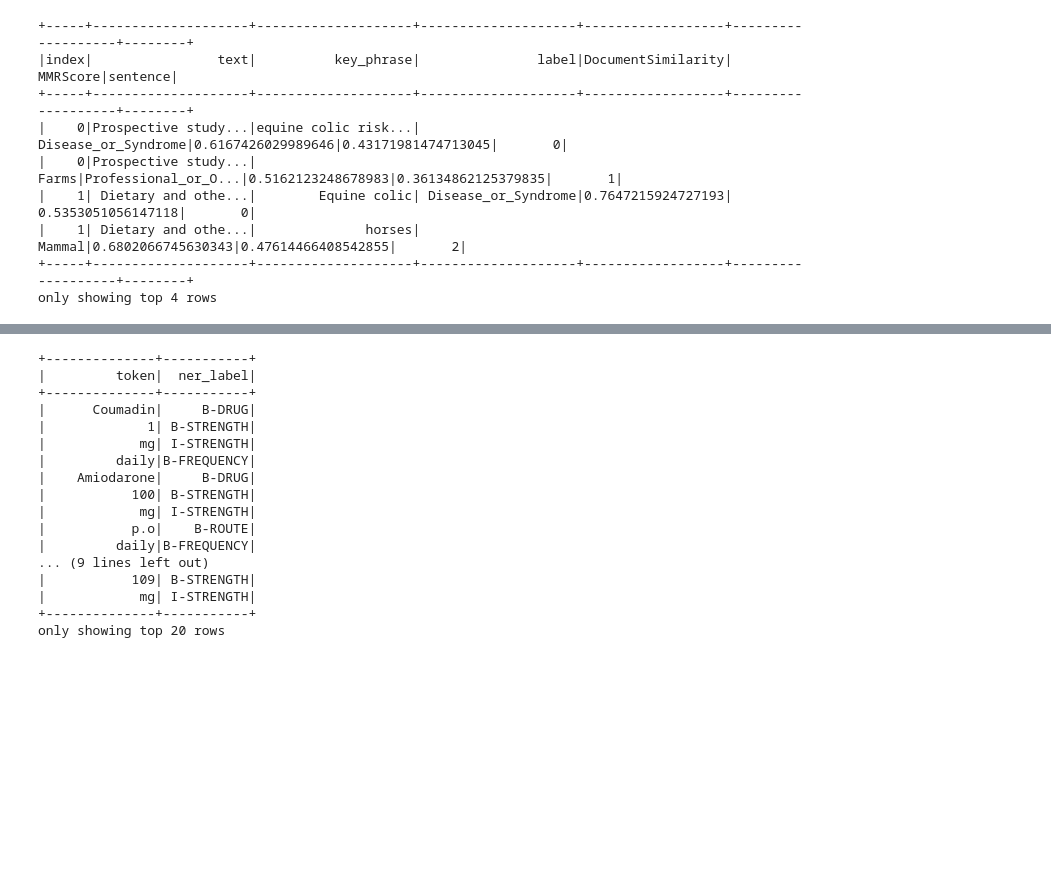
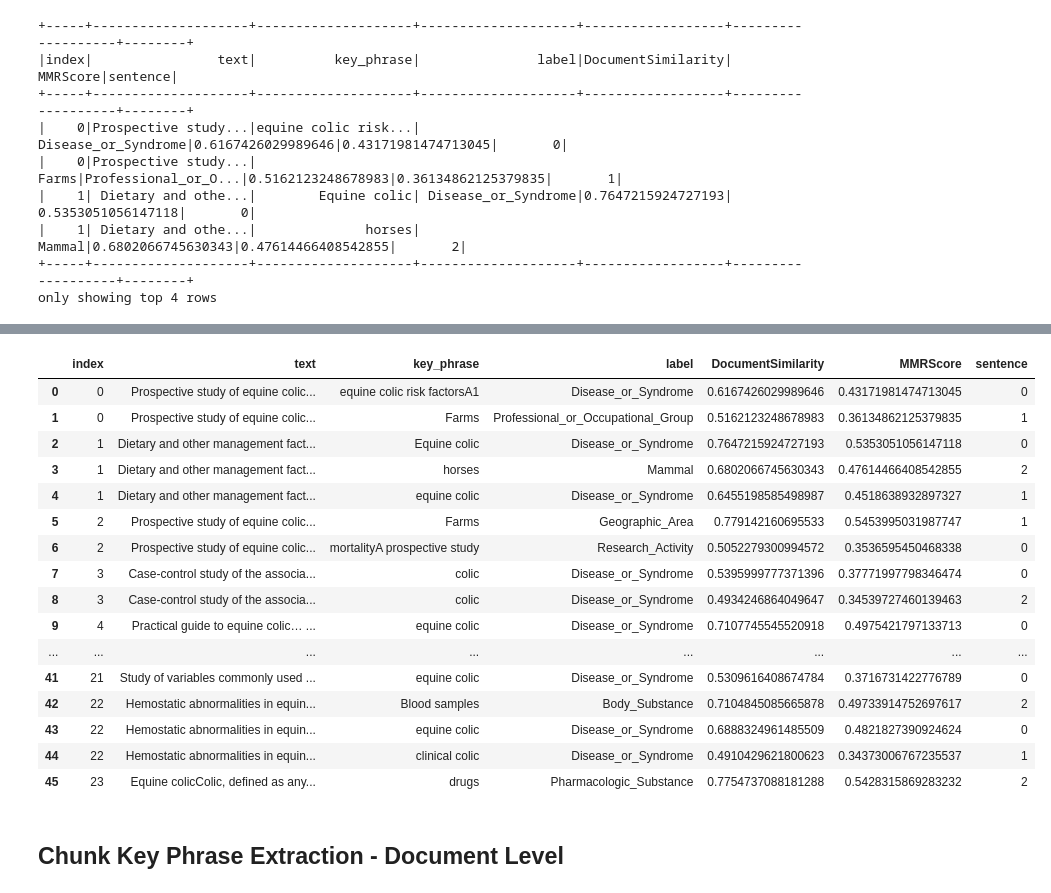
Before and after one commit to SolanaO/Healthcare_SparkNLP_Study, a Jupyter notebook: Healthcare_SparkNLP_Equine_Dataset_Study.ipynb, the cells around one changed output, grey strips where cells are left out. Saved outputs shown, nothing was run; the diff lists cells and outputs as text; code cells hidden in the pictures; blank space fills up the shorter version.

```diff
--- a/Healthcare_SparkNLP_Equine_Dataset_Study.ipynb
+++ b/Healthcare_SparkNLP_Equine_Dataset_Study.ipynb
@@ -705,22 +703,14 @@ mynew = augm_results.select('index', 'text', 'ner_key_phrases')
 # %%
-# ner_chunk resu WORKS!!!!!
-
-results_pd = mynew  \
-        .select(F.explode(F.arrays_zip("ner_key_phrases.result","ner_key_phrases.metadata")).alias('cols')) \
-        .select(F.expr("cols['0']").alias('key_phrase'),
-                   F.expr("cols['1']['entity']").alias("label"),
-                   F.expr("cols['1']['DocumentSimilarity']").alias("DocumentSimilarity"),
-                   F.expr("cols['1']['MMRScore']").alias("MMRScore"),
-                   F.expr("cols['1']['sentence']").alias("sentence"))
+# Display the results
+augm = augm_results.select('index', 'text', 'ner_key_phrases')
+results_pds = augm \
+        .select(augm.index, augm.text, \
+        F.explode(F.arrays_zip("ner_key_phrases.result","ner_key_phrases.metadata")).alias('cols')) \
+        .select(augm.index, augm.text, F.expr("cols['0']").alias('key_phrase'),
+            F.expr("cols['1']['entity']").alias("label"),
+            F.expr("cols['1']['DocumentSimilarity']").alias("DocumentSimilarity"),
+            F.expr("cols['1']['MMRScore']").alias("MMRScore"),
+            F.expr("cols['1']['sentence']").alias("sentence"))
-# %%
-#KEEEEEEEEEEEEEEEEEEP THIIIIIIIIIIIIIIIIIIIIIIIS
-results_pds = mynew.select(mynew.index, mynew.text, \
-                           F.explode(F.arrays_zip("ner_key_phrases.result","ner_key_phrases.metadata")).alias('cols')) \
-                            .select(mynew.index, mynew.text, F.expr("cols['0']").alias('key_phrase'),
-                   F.expr("cols['1']['entity']").alias("label"),
-                   F.expr("cols['1']['DocumentSimilarity']").alias("DocumentSimilarity"),
-                   F.expr("cols['1']['MMRScore']").alias("MMRScore"),
-                   F.expr("cols['1']['sentence']").alias("sentence"))
 # %%
 results_pds.show(4)
 # %% [output]
@@ -795,26 +726,24 @@ posology_result.select('token.result','ner.result').take(2)
-# %%
-from pyspark.sql import functions as F
-
-posology_result.select(F.explode(F.arrays_zip('token.result', 'ner.result')).alias("cols")) \
-               .select(F.expr("cols['0']").alias("token"),
-                       F.expr("cols['1']").alias("ner_label"))\
-               .filter("ner_label!='O'")\
-               .show(20, truncate=100)
-# %% [output]
-+--------------+-----------+
-|         token|  ner_label|
-+--------------+-----------+
-|      Coumadin|     B-DRUG|
-|             1| B-STRENGTH|
-|            mg| I-STRENGTH|
-|         daily|B-FREQUENCY|
-|    Amiodarone|     B-DRUG|
-|           100| B-STRENGTH|
-|            mg| I-STRENGTH|
-|           p.o|    B-ROUTE|
-|         daily|B-FREQUENCY|
-... (9 lines left out)
-|           109| B-STRENGTH|
-|            mg| I-STRENGTH|
-+--------------+-----------+
-only showing top 20 rows
+# %%
+# Save as a pandas dataframe
+df_results = results_pds.toPandas()
+df_results.head(46)
+# %% [output]
+|  | index | text | key_phrase | label | DocumentSimilarity | MMRScore | sentence |
+| 0 | 0 | Prospective study of equine colic... | equine colic risk factorsA1 | Disease_or_Syndrome | 0.6167426029989646 | 0.43171981474713045 | 0 |
+| 1 | 0 | Prospective study of equine colic... | Farms | Professional_or_Occupational_Group | 0.5162123248678983 | 0.36134862125379835 | 1 |
+| 2 | 1 | Dietary and other management fact... | Equine colic | Disease_or_Syndrome | 0.7647215924727193 | 0.5353051056147118 | 0 |
+| 3 | 1 | Dietary and other management fact... | horses | Mammal | 0.6802066745630343 | 0.47614466408542855 | 2 |
+| 4 | 1 | Dietary and other management fact... | equine colic | Disease_or_Syndrome | 0.6455198585498987 | 0.4518638932897327 | 1 |
+| 5 | 2 | Prospective study of equine colic... | Farms | Geographic_Area | 0.779142160695533 | 0.5453995031987747 | 1 |
+| 6 | 2 | Prospective study of equine colic... | mortalityA prospective study | Research_Activity | 0.5052279300994572 | 0.3536595450468338 | 0 |
+| 7 | 3 | Case-control study of the associa... | colic | Disease_or_Syndrome | 0.5395999777371396 | 0.37771997798346474 | 0 |
+| 8 | 3 | Case-control study of the associa... | colic | Disease_or_Syndrome | 0.4934246864049647 | 0.34539727460139463 | 2 |
+| 9 | 4 | Practical guide to equine colic… ... | equine colic | Disease_or_Syndrome | 0.7107745545520918 | 0.4975421797133713 | 0 |
+| ... | ... | ... | ... | ... | ... | ... | ... |
+| 41 | 21 | Study of variables commonly used ... | equine colic | Disease_or_Syndrome | 0.5309616408674784 | 0.3716731422776789 | 0 |
+| 42 | 22 | Hemostatic abnormalities in equin... | Blood samples | Body_Substance | 0.7104845085665878 | 0.49733914752697617 | 2 |
+| 43 | 22 | Hemostatic abnormalities in equin... | equine colic | Disease_or_Syndrome | 0.6888324961485509 | 0.4821827390924624 | 0 |
+| 44 | 22 | Hemostatic abnormalities in equin... | clinical colic | Disease_or_Syndrome | 0.4910429621800623 | 0.34373006767235537 | 1 |
+| 45 | 23 | Equine colicColic, defined as any... | drugs | Pharmacologic_Substance | 0.7754737088181288 | 0.5428315869283232 | 2 |
+# %% [markdown]
+## Chunk Key Phrase Extraction - Document Level
```
Also changed, not shown: parts of 26 cells of this notebook, 2 other files.
